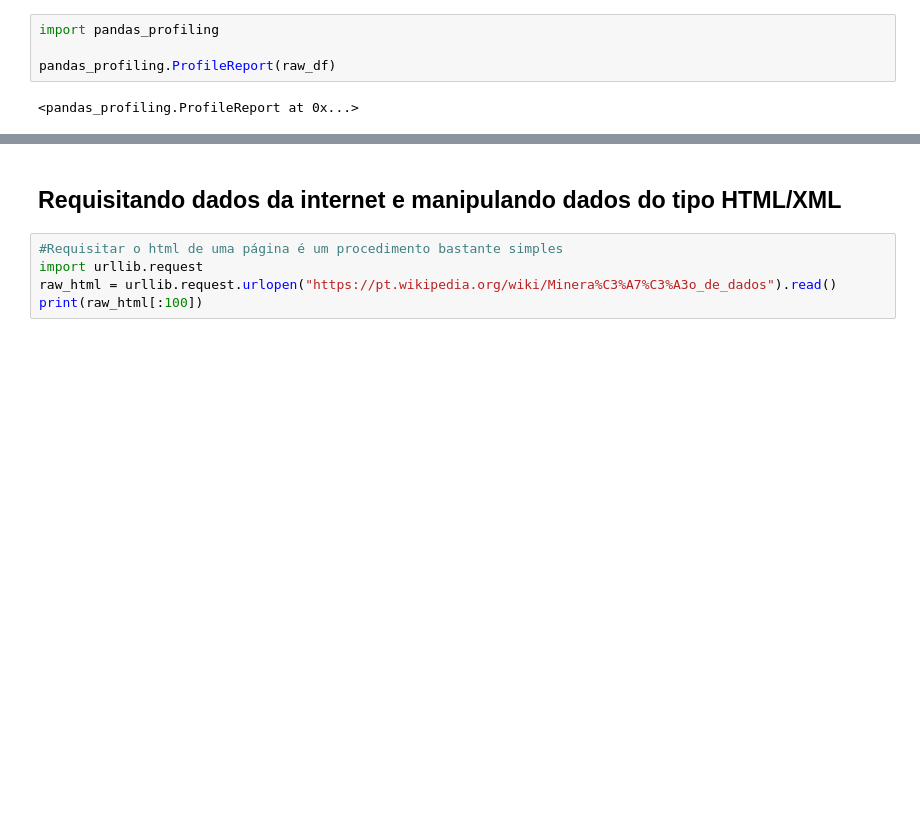
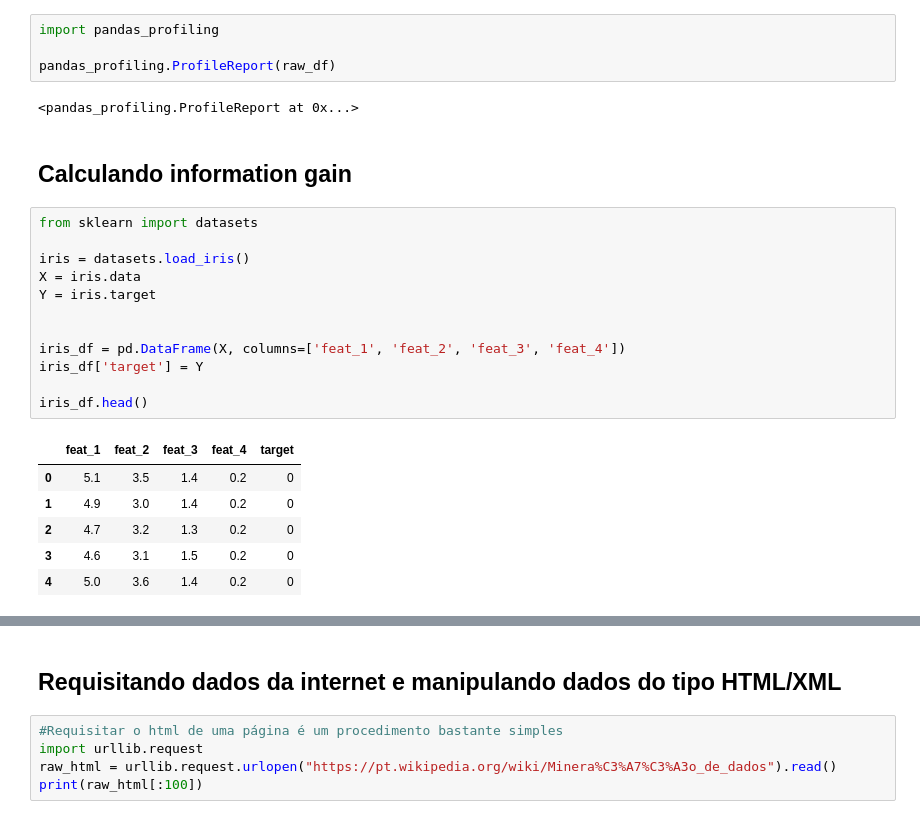
Before and after one commit to fnbalves/curso_machine_learning, a Jupyter notebook: Aprendendo python - parte 1.ipynb, the cells around one changed output, grey strips where cells are left out. Cells and saved outputs as stored; diff of their text form; blank space fills up the shorter version.

Commit message:
added information gain calculation

```diff
--- a/Aprendendo python - parte 1.ipynb
+++ b/Aprendendo python - parte 1.ipynb
@@ -612,3 +612,24 @@ import pandas_profiling
 pandas_profiling.ProfileReport(raw_df)
 # %% [output]
 <pandas_profiling.ProfileReport at 0x...>
+# %% [markdown]
+<h2>Calculando information gain</h2>
+# %%
+from sklearn import datasets
+
+iris = datasets.load_iris()
+X = iris.data
+Y = iris.target
+
+
+iris_df = pd.DataFrame(X, columns=['feat_1', 'feat_2', 'feat_3', 'feat_4'])
+iris_df['target'] = Y
+
+iris_df.head()
+# %% [output]
+|  | feat_1 | feat_2 | feat_3 | feat_4 | target |
+| 0 | 5.1 | 3.5 | 1.4 | 0.2 | 0 |
+| 1 | 4.9 | 3.0 | 1.4 | 0.2 | 0 |
+| 2 | 4.7 | 3.2 | 1.3 | 0.2 | 0 |
+| 3 | 4.6 | 3.1 | 1.5 | 0.2 | 0 |
+| 4 | 5.0 | 3.6 | 1.4 | 0.2 | 0 |
```
Also changed, not shown: parts of 3 cells of this notebook.
